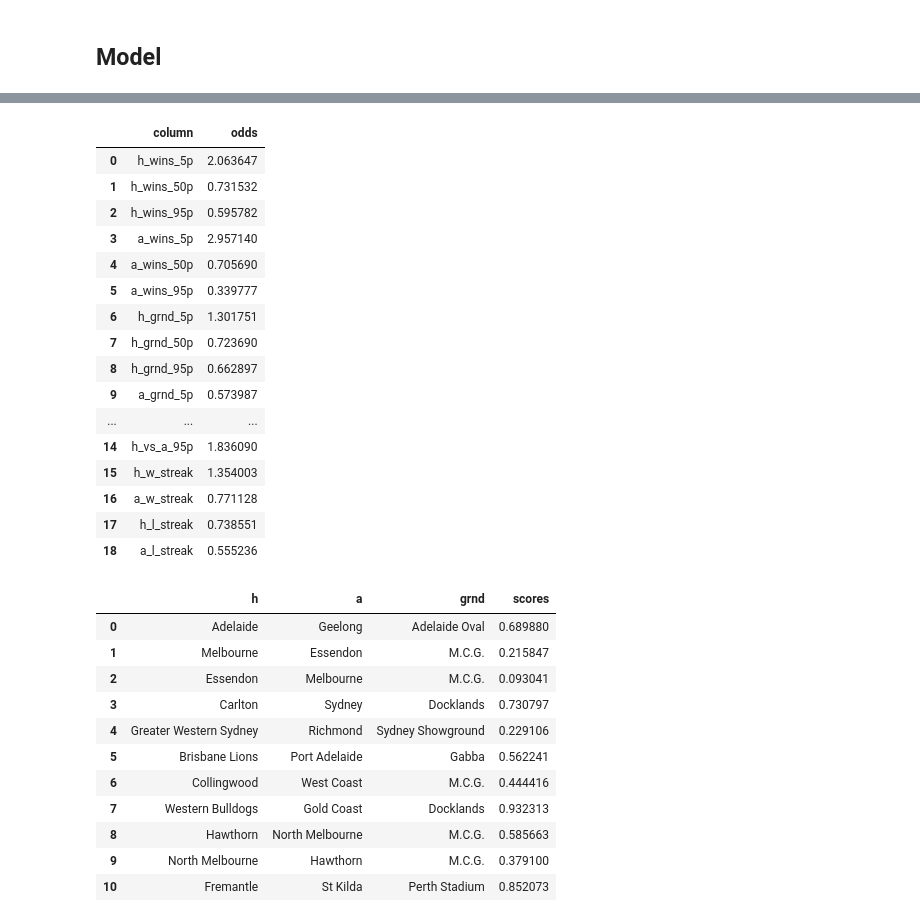
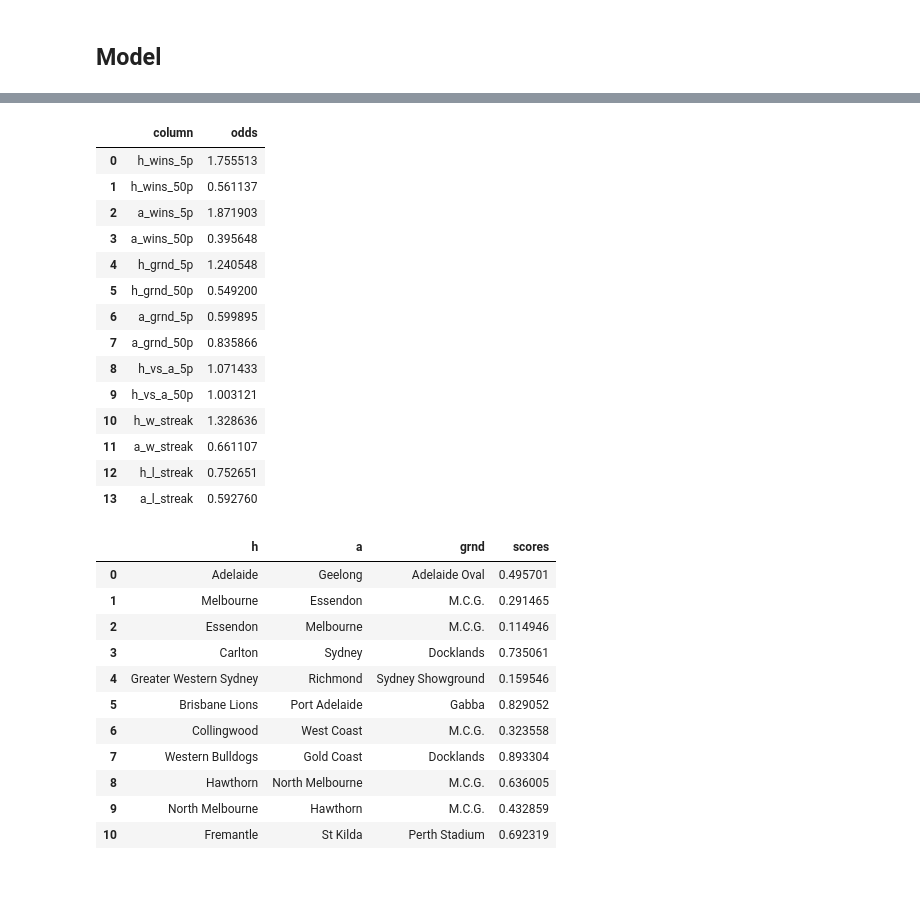
Before and after one commit to toddniven/AFL-Monash-comp, a Jupyter notebook: AFL tips.ipynb, the cells around one changed output, grey strips where cells are left out. Drawn from its saved outputs; the diff is of its cells as text; code cells hidden in the pictures; blank space fills up the shorter version.

```diff
--- a/AFL tips.ipynb
+++ b/AFL tips.ipynb
@@ -405,6 +405,7 @@ games_so_far = len(round1_results+round2_results)
 
 training = pd.concat([pd.read_csv('training/round1-2019.csv'),
                      pd.read_csv('training/round2-2019.csv')], axis=0, ignore_index=True)
-training = training.iloc[:games_so_far,:]
+## Dropping the 95 percentile since it should be ~5% + 50% as binomial distribution are symmetric
+training = training.iloc[:games_so_far,:].drop(['h_wins_95p','h_grnd_95p','a_wins_95p','a_grnd_95p','h_vs_a_95p'], axis=1)
 training.head()
 # %% [output]
@@ -468,38 +468,36 @@ Model scored on full training set
 pd.DataFrame(list(zip(training.iloc[:,3:].columns, np.exp(clf.coef_)[0])),columns=['column','odds'])
 # %% [output]
 |  | column | odds |
-| 0 | h_wins_5p | 2.063647 |
-| 1 | h_wins_50p | 0.731532 |
-| 2 | h_wins_95p | 0.595782 |
-| 3 | a_wins_5p | 2.957140 |
-| 4 | a_wins_50p | 0.705690 |
-| 5 | a_wins_95p | 0.339777 |
-| 6 | h_grnd_5p | 1.301751 |
-| 7 | h_grnd_50p | 0.723690 |
-| 8 | h_grnd_95p | 0.662897 |
-| 9 | a_grnd_5p | 0.573987 |
-| ... | ... | ... |
-| 14 | h_vs_a_95p | 1.836090 |
-| 15 | h_w_streak | 1.354003 |
-| 16 | a_w_streak | 0.771128 |
-| 17 | h_l_streak | 0.738551 |
-| 18 | a_l_streak | 0.555236 |
+| 0 | h_wins_5p | 1.755513 |
+| 1 | h_wins_50p | 0.561137 |
+| 2 | a_wins_5p | 1.871903 |
+| 3 | a_wins_50p | 0.395648 |
+| 4 | h_grnd_5p | 1.240548 |
+| 5 | h_grnd_50p | 0.549200 |
+| 6 | a_grnd_5p | 0.599895 |
+| 7 | a_grnd_50p | 0.835866 |
+| 8 | h_vs_a_5p | 1.071433 |
+| 9 | h_vs_a_50p | 1.003121 |
+| 10 | h_w_streak | 1.328636 |
+| 11 | a_w_streak | 0.661107 |
+| 12 | h_l_streak | 0.752651 |
+| 13 | a_l_streak | 0.592760 |
 # %%
-scores = pd.read_csv('afl_training/round3-2019.csv')
+scores = pd.read_csv('training/round3-2019.csv').drop(['h_wins_95p','h_grnd_95p','a_wins_95p','a_grnd_95p','h_vs_a_95p'], axis=1)
 X = scores.iloc[:,3:].values
 X = preprocessing.scale(X)
 scores['scores'] = clf.predict_proba(X)[:,1]
 scores[['h','a','grnd','scores']]
 # %% [output]
 |  | h | a | grnd | scores |
-| 0 | Adelaide | Geelong | Adelaide Oval | 0.689880 |
-| 1 | Melbourne | Essendon | M.C.G. | 0.215847 |
-| 2 | Essendon | Melbourne | M.C.G. | 0.093041 |
-| 3 | Carlton | Sydney | Docklands | 0.730797 |
-| 4 | Greater Western Sydney | Richmond | Sydney Showground | 0.229106 |
-| 5 | Brisbane Lions | Port Adelaide | Gabba | 0.562241 |
-| 6 | Collingwood | West Coast | M.C.G. | 0.444416 |
-| 7 | Western Bulldogs | Gold Coast | Docklands | 0.932313 |
-| 8 | Hawthorn | North Melbourne | M.C.G. | 0.585663 |
-| 9 | North Melbourne | Hawthorn | M.C.G. | 0.379100 |
-| 10 | Fremantle | St Kilda | Perth Stadium | 0.852073 |
+| 0 | Adelaide | Geelong | Adelaide Oval | 0.495701 |
+| 1 | Melbourne | Essendon | M.C.G. | 0.291465 |
+| 2 | Essendon | Melbourne | M.C.G. | 0.114946 |
+| 3 | Carlton | Sydney | Docklands | 0.735061 |
+| 4 | Greater Western Sydney | Richmond | Sydney Showground | 0.159546 |
+| 5 | Brisbane Lions | Port Adelaide | Gabba | 0.829052 |
+| 6 | Collingwood | West Coast | M.C.G. | 0.323558 |
+| 7 | Western Bulldogs | Gold Coast | Docklands | 0.893304 |
+| 8 | Hawthorn | North Melbourne | M.C.G. | 0.636005 |
+| 9 | North Melbourne | Hawthorn | M.C.G. | 0.432859 |
+| 10 | Fremantle | St Kilda | Perth Stadium | 0.692319 |
```
Also changed, not shown: parts of 2 cells of this notebook.
